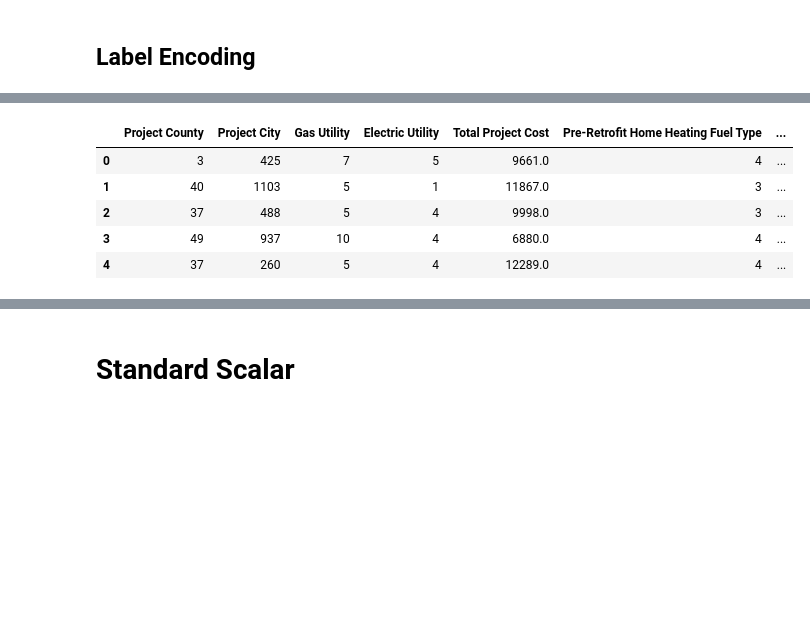
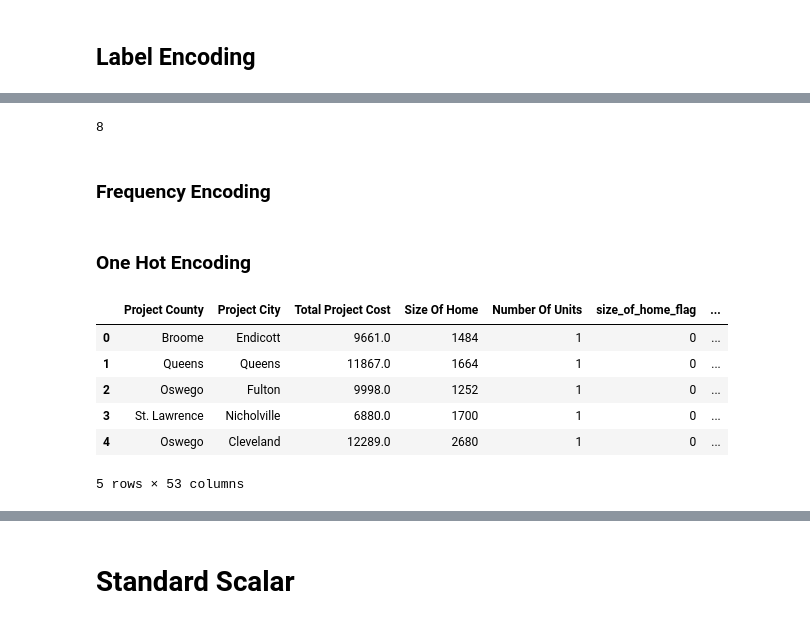
Before and after one commit to HarshitSatish/Predicting-Energy-Savings-in-Low-Income-Residential-Retrofit-Projects, a Jupyter notebook: Model_building.ipynb, the cells around one changed output, grey strips where cells are left out. Saved outputs shown, nothing was run; the diff lists cells and outputs as text; code cells hidden in the pictures; blank space fills up the shorter version.

Commit message:
Model build
New encoding technique

```diff
--- a/Model_building.ipynb
+++ b/Model_building.ipynb
@@ -630,12 +654,38 @@ from sklearn.preprocessing import LabelEncoder
+# %%
+data['Electric Utility'].nunique()
+# %% [output]
+8
+# %%
+frequency_data = data[['Project County','Project City']]
+OHE_data = data[['Job Type','Type Of Dwelling','Measure Type','Pre-Retrofit Home Heating Fuel Type','Gas Utility','Electric Utility']]
+# %% [markdown]
+### Frequency Encoding
+# %%
+for i in frequency_data.columns:
+    frequency_map = frequency_data[i].value_counts(normalize=True)
+    X[i + '_freq'] = data[i].map(frequency_map)
+# %% [markdown]
+### One Hot Encoding
 # %%
-le = LabelEncoder()
-for col in cat_col:
-    X[col] = le.fit_transform(X[col])
+le = OneHotEncoder(sparse_output=False, handle_unknown='ignore')
+encoded_array = le.fit_transform(X[OHE_data.columns])
+
+# 3. Create a new DataFrame with the new OHE column names
+encoded_cols = pd.DataFrame(
+    encoded_array,
+    columns=le.get_feature_names_out(OHE_data.columns),
+    index=X.index
+)
+
+# 4. Drop the original text columns and join the new 0/1 columns
+X = pd.concat([X.drop(columns=OHE_data.columns), encoded_cols], axis=1)
+
 X.head()
 # %% [output]
-|  | Project County | Project City | Gas Utility | Electric Utility | Total Project Cost | Pre-Retrofit Home Heating Fuel Type | ... |
-| 0 | 3 | 425 | 7 | 5 | 9661.0 | 4 | ... |
-| 1 | 40 | 1103 | 5 | 1 | 11867.0 | 3 | ... |
-| 2 | 37 | 488 | 5 | 4 | 9998.0 | 3 | ... |
-| 3 | 49 | 937 | 10 | 4 | 6880.0 | 4 | ... |
-| 4 | 37 | 260 | 5 | 4 | 12289.0 | 4 | ... |
+|  | Project County | Project City | Total Project Cost | Size Of Home | Number Of Units | size_of_home_flag | ... |
+| 0 | Broome | Endicott | 9661.0 | 1484 | 1 | 0 | ... |
+| 1 | Queens | Queens | 11867.0 | 1664 | 1 | 0 | ... |
+| 2 | Oswego | Fulton | 9998.0 | 1252 | 1 | 0 | ... |
+| 3 | St. Lawrence | Nicholville | 6880.0 | 1700 | 1 | 0 | ... |
+| 4 | Oswego | Cleveland | 12289.0 | 2680 | 1 | 0 | ... |
+5 rows × 53 columns
```
Also changed, not shown: parts of 17 cells of this notebook.
